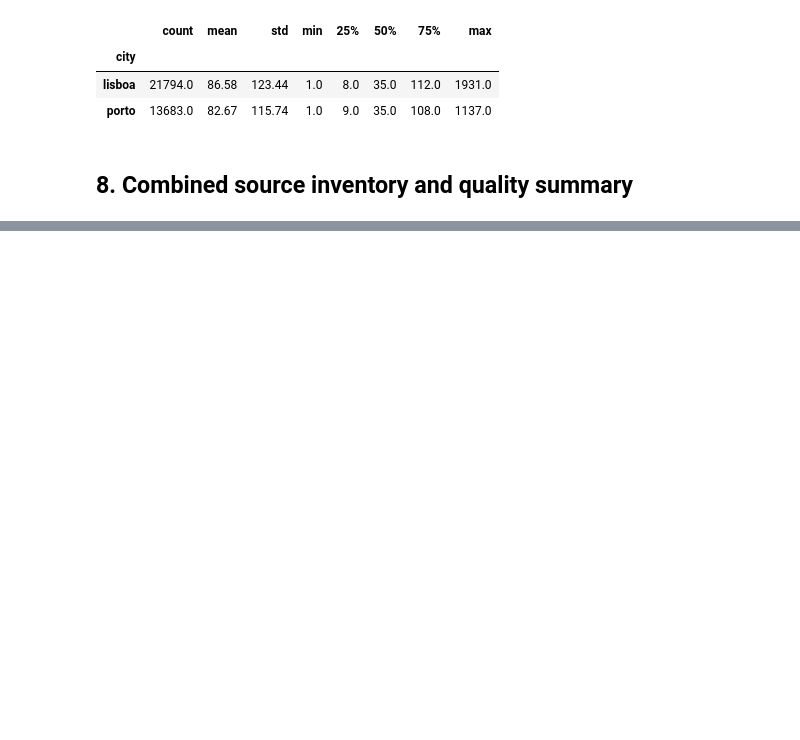
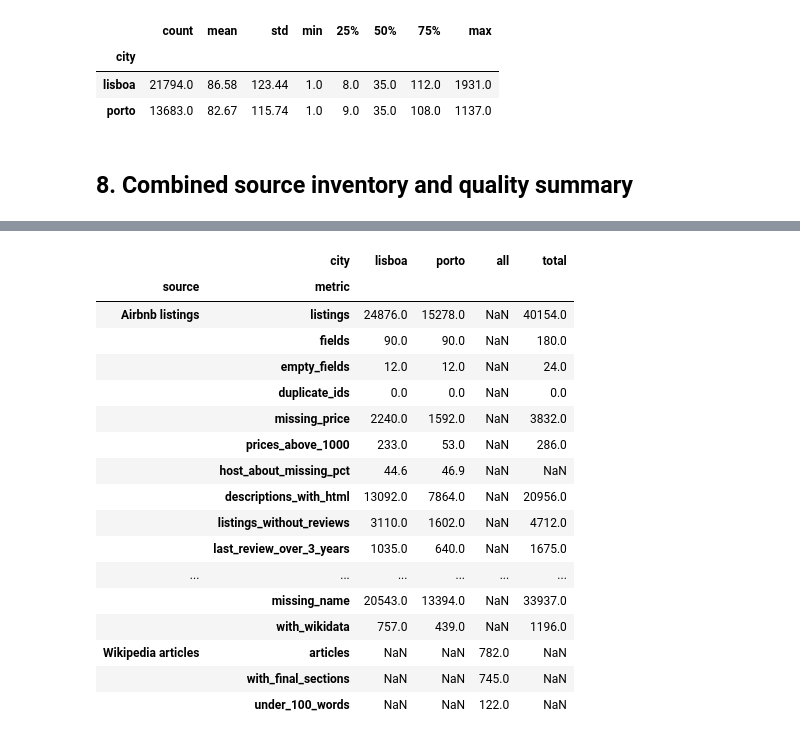
Before and after one commit to tomasestevess/PRI_projeto, a Jupyter notebook: analysis/notebooks/01_eda.ipynb, the cells around one changed output, grey strips where cells are left out. Drawn from its saved outputs; the diff is of its cells as text; code cells hidden in the pictures; blank space fills up the shorter version.

Commit message:
Reproduce report statistics in EDA notebooks

```diff
--- a/analysis/notebooks/01_eda.ipynb
+++ b/analysis/notebooks/01_eda.ipynb
@@ -599 +619,61 @@ Key checks to review before downstream processing:
+# %%
+quality_rows = []
+def add_quality(source, city, metric, value):
+    quality_rows.append({"source": source, "city": city, "metric": metric, "value": value})
+
+for city, df in listings.items():
+    original = df.drop(columns=["price_numeric", "price_capped"], errors="ignore")
+    last_review = pd.to_datetime(df["last_review"], errors="coerce")
+    add_quality("Airbnb listings", city, "listings", len(df))
+    add_quality("Airbnb listings", city, "fields", original.shape[1])
+    add_quality("Airbnb listings", city, "empty_fields", int(original.isna().all().sum()))
+    add_quality("Airbnb listings", city, "duplicate_ids", int(df["id"].duplicated().sum()))
+    add_quality("Airbnb listings", city, "missing_price", int(df["price"].isna().sum()))
+    add_quality("Airbnb listings", city, "prices_above_1000", int(df["price_numeric"].gt(1000).sum()))
+    add_quality("Airbnb listings", city, "host_about_missing_pct", round(100 * df["host_about"].isna().mean(), 1))
+    add_quality("Airbnb listings", city, "descriptions_with_html", int(df["description"].fillna("").str.contains(HTML_RE).sum()))
+    add_quality("Airbnb listings", city, "listings_without_reviews", int(df["number_of_reviews"].eq(0).sum()))
+    add_quality("Airbnb listings", city, f"last_review_over_{YEARS_ACTIVE}_years",
+                int((last_review < SNAPSHOT - pd.DateOffset(years=YEARS_ACTIVE)).sum()))
+
+for row in review_metrics.to_dict("records"):
+    for metric in ["reviews", "null_comments", "comments_with_html",
+                   f"comments_under_{MIN_REVIEW_LENGTH}_chars", "reviews_of_unknown_listings"]:
+        add_quality("Airbnb reviews", row["city"], metric, row[metric])
+
+for city, elements in osm_elements.items():
+    add_quality("OSM POIs", city, "elements", len(elements))
+    add_quality("OSM POIs", city, "ways_and_relations", sum(e.get("type") in {"way", "relation"} for e in elements))
+    add_quality("OSM POIs", city, "missing_name", sum(not str(e.get("tags", {}).get("name", "")).strip() for e in elements))
+    add_quality("OSM POIs", city, "with_wikidata", sum(bool(e.get("tags", {}).get("wikidata")) for e in elements))
+
+add_quality("Wikipedia articles", "all", "articles", len(wiki))
+add_quality("Wikipedia articles", "all", "with_final_sections", int(wiki["text"].str.contains(WIKI_END_SECTIONS).sum()))
+add_quality("Wikipedia articles", "all", "under_100_words", int(wiki["num_words"].lt(100).sum()))
+
+raw_quality = pd.DataFrame(quality_rows)
+totals = (raw_quality[raw_quality["city"].ne("all") & ~raw_quality["metric"].str.endswith("_pct") & raw_quality["metric"].ne("fields")]
+          .groupby(["source", "metric"], sort=False)["value"].sum().reset_index().assign(city="total"))
+raw_quality = pd.concat([raw_quality, totals], ignore_index=True)
+raw_quality.to_csv(TABLES / "raw_quality_report.csv", index=False)
+display(raw_quality.pivot_table(index=["source", "metric"], columns="city", values="value", sort=False))
+# %% [output]
+|  | city | lisboa | porto | all | total |
+| source | metric |  |  |  |  |
+| Airbnb listings | listings | 24876.0 | 15278.0 | NaN | 40154.0 |
+|  | fields | 90.0 | 90.0 | NaN | 180.0 |
+|  | empty_fields | 12.0 | 12.0 | NaN | 24.0 |
+|  | duplicate_ids | 0.0 | 0.0 | NaN | 0.0 |
+|  | missing_price | 2240.0 | 1592.0 | NaN | 3832.0 |
+|  | prices_above_1000 | 233.0 | 53.0 | NaN | 286.0 |
+|  | host_about_missing_pct | 44.6 | 46.9 | NaN | NaN |
+|  | descriptions_with_html | 13092.0 | 7864.0 | NaN | 20956.0 |
+|  | listings_without_reviews | 3110.0 | 1602.0 | NaN | 4712.0 |
+|  | last_review_over_3_years | 1035.0 | 640.0 | NaN | 1675.0 |
+| ... | ... | ... | ... | ... | ... |
+|  | missing_name | 20543.0 | 13394.0 | NaN | 33937.0 |
+|  | with_wikidata | 757.0 | 439.0 | NaN | 1196.0 |
+| Wikipedia articles | articles | NaN | NaN | 782.0 | NaN |
+|  | with_final_sections | NaN | NaN | 745.0 | NaN |
+|  | under_100_words | NaN | NaN | 122.0 | NaN |
 # %% [markdown]
```
Also changed, not shown: parts of 10 cells of this notebook, 53 other files.
